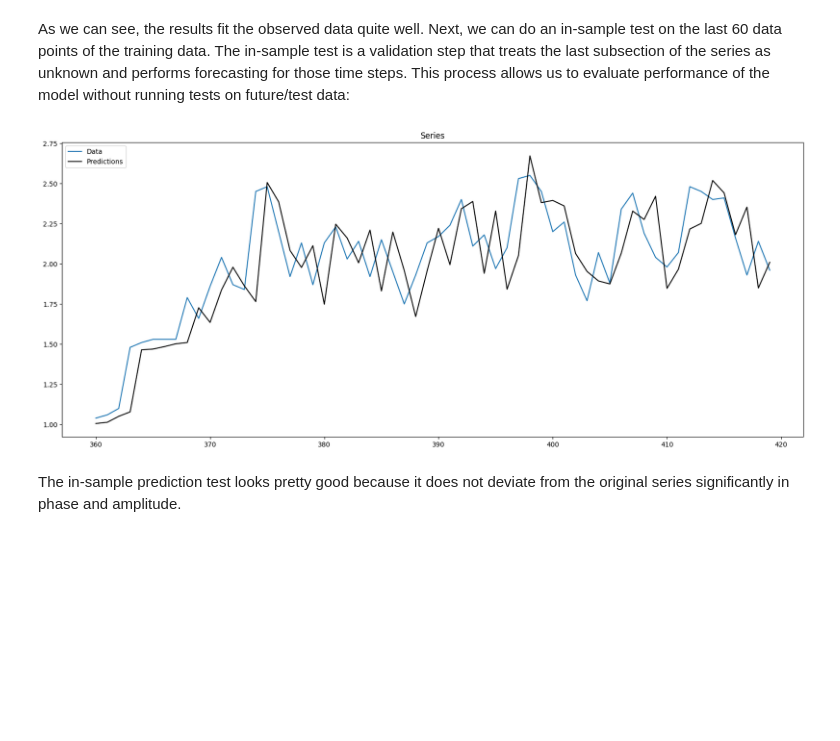
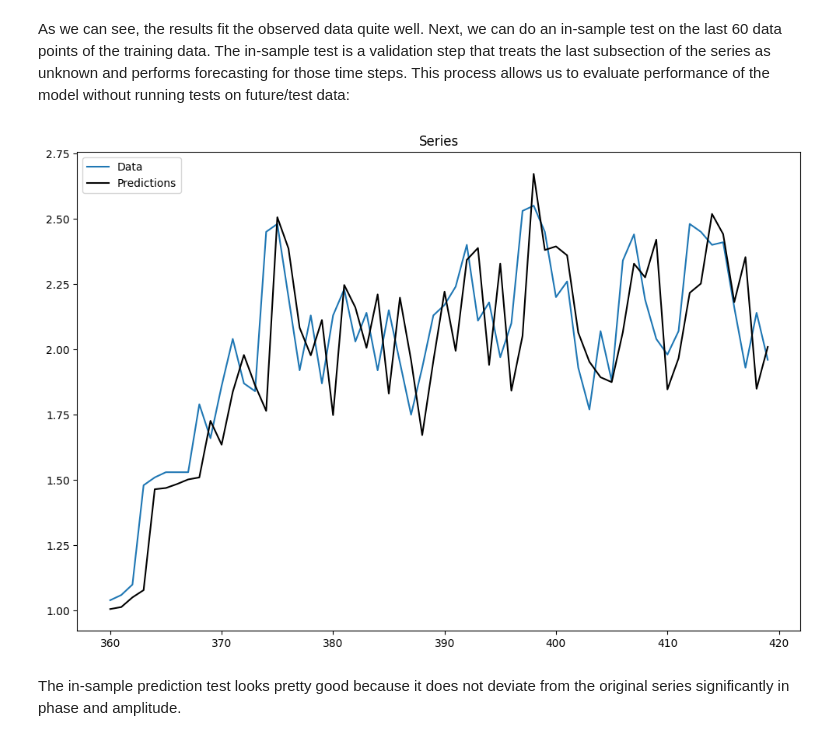
Before and after one commit to hasan-rakibul/AI-cybersec, a Jupyter notebook: lab_10/lab_10.ipynb, the cells around one changed output. Cells and saved outputs as stored; diff of their text form; code cells hidden in the pictures; blank space fills up the shorter version.

```diff
--- a/lab_10/lab_10.ipynb
+++ b/lab_10/lab_10.ipynb
@@ -79,8 +82,7 @@ model_a = pf.ARIMA(
     data=data_train_a['cpu'].to_numpy(),
     ar=11,
     ma=11,
-    integ=0,
-    target='cpu'
+    integ=0
 )
 # %% [markdown]
 Documentation of ARIMA implementation by pyflux is [here](https://pyflux.readthedocs.io/en/latest/arima.html#class-description).
@@ -112,9 +112,9 @@ model_a.plot_fit(figsize=(20,8))
 # %% [markdown]
 As we can see, the results fit the observed data quite well. Next, we can do an in-sample test on the last 60 data points of the training data. The in-sample test is a validation step that treats the last subsection of the series as unknown and performs forecasting for those time steps. This process allows us to evaluate performance of the model without running tests on future/test data:
 # %%
-model_a.plot_predict_is(h=60, figsize=(20,8))
+model_a.plot_predict_is(h=60, figsize=(12, 8))
 # %% [output]
-[figure, old version]
+[figure, new version]
 # %% [markdown]
 The in-sample prediction test looks pretty good because it does not deviate from the original series significantly in phase and amplitude.
 # %% [markdown]
```
Also changed, not shown: parts of 9 cells of this notebook.
